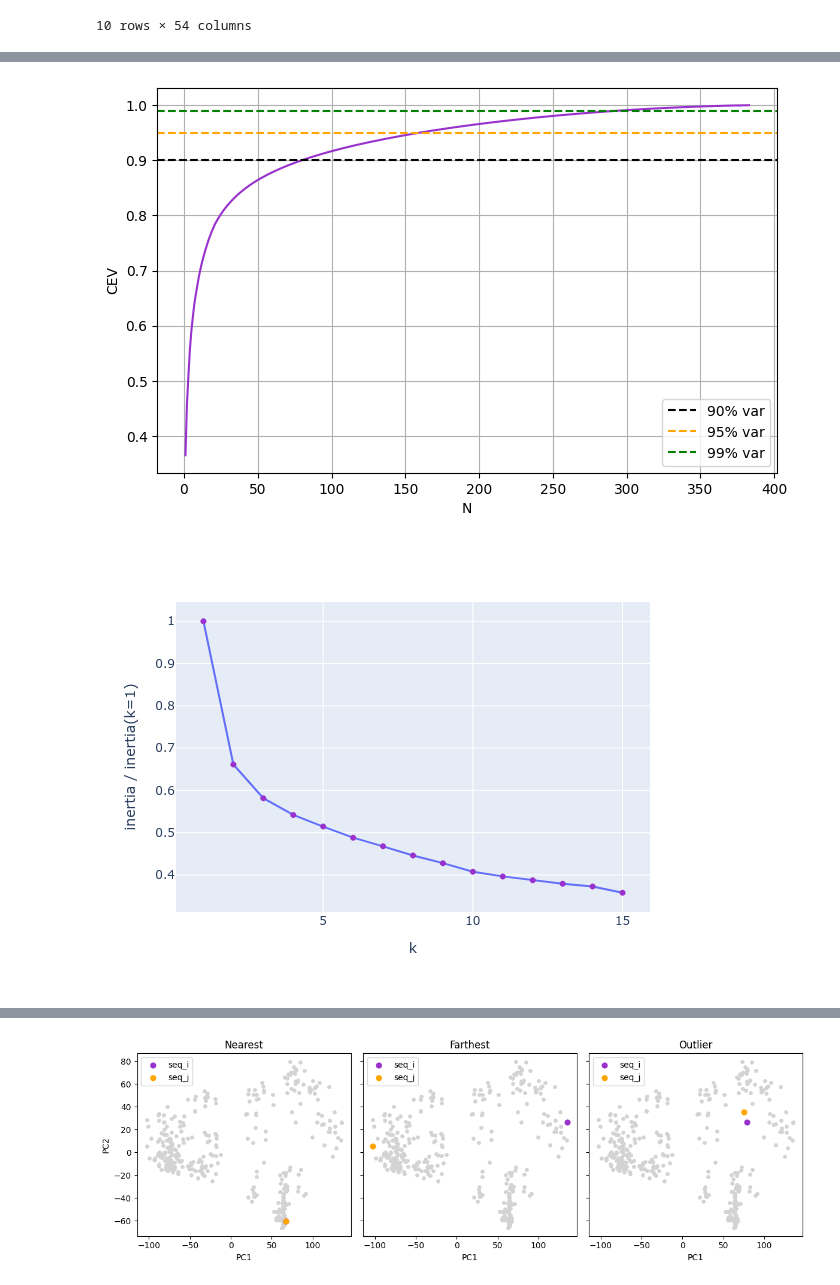
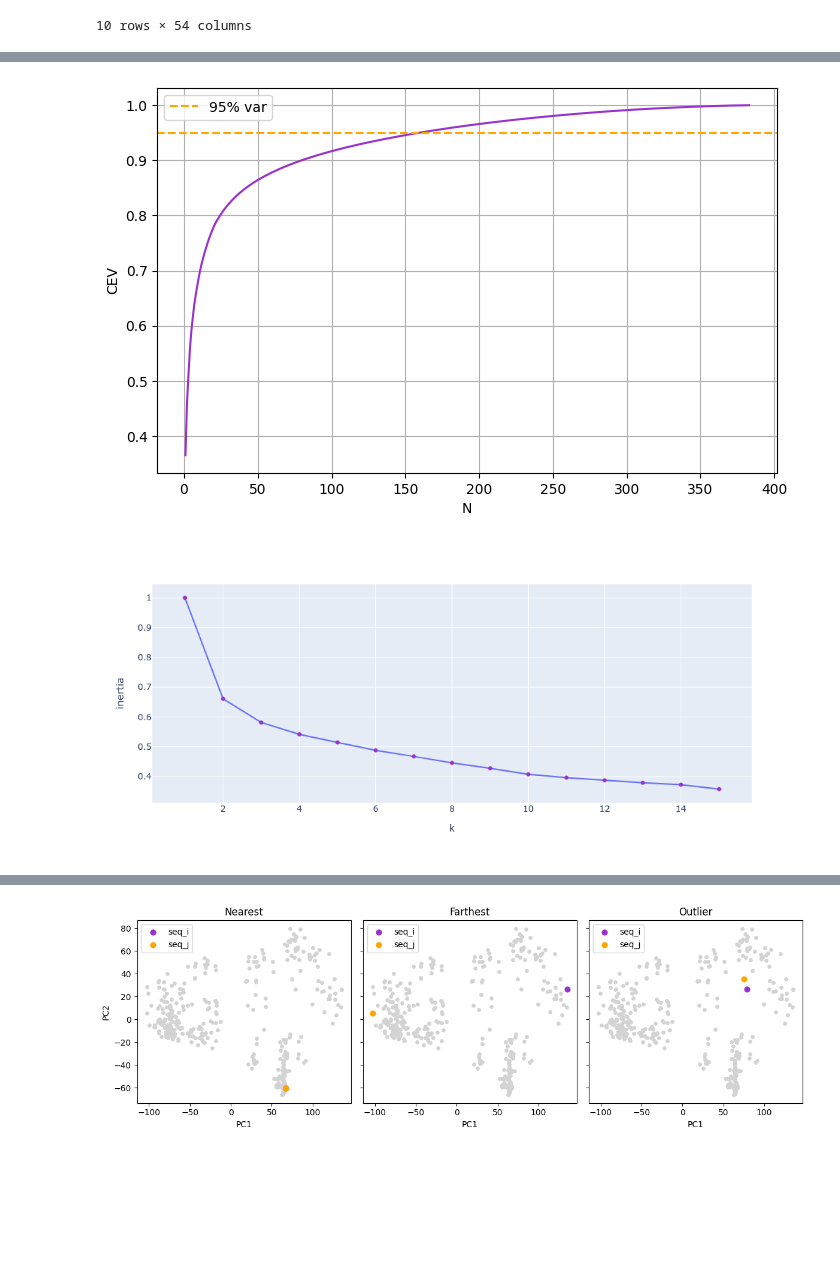
Before and after one commit to thien1ao/WeldingSequenceAnalysis, a Jupyter notebook: main.ipynb, the cells around one changed output, grey strips where cells are left out. Cells and saved outputs as stored; diff of their text form; code cells hidden in the pictures; blank space fills up the shorter version.

```diff
--- a/main.ipynb
+++ b/main.ipynb
@@ -17,7 +24,7 @@ warnings.filterwarnings('ignore')
 
 %matplotlib inline
 # %%
-files = sorted(glob.glob('./data/EV__*.parquet'))
+files = sorted(glob.glob('./data/Daten/EV__*.parquet'))
 
 lf = pl.scan_parquet(files)
 schema = lf.collect_schema()
@@ -64,11 +69,9 @@ shape: (10, 57)
 | 2026-08-31 02:17:14.784 | 1 | -0.106812 | 0.015259 | 0.015259 | -659.662781 | ... |
 | 2026-08-31 02:17:14.785 | 1 | -0.106812 | 0.015259 | 0.015259 | -522.331543 | ... |
 # %%
-# Für jedes Feature den Mittelwert and die Standartabweichung berechnen
 means = df_features.select([pl.col(col).mean().alias(col) for col in features]).collect(engine="streaming")
 stds = df_features.select([pl.col(col).std().alias(col) for col in features]).collect(engine="streaming")
 
-# polars-dataFrame --> numpy-array
 means = np.array([means[col][0] for col in features])
 stds = np.array([stds[col][0] for col in features])
 
@@ -92,7 +95,10 @@ const_features = (
 )
 
 # kosntante Features entfernen
-features = [col for col in features if col not in const_features]
+# means/stds müssen mit der gefilterten Feature-Liste übereinstimmen (sonst verschobene Zuordnung)
+keep = [i for i, col in enumerate(features) if col not in const_features]
+means_np, stds_np = means_np[keep], stds_np[keep]
+features = [features[i] for i in keep]
 
 # Features erneut auswählen
 # dabei werden nur nicht-konstante Features verwendet
@@ -111,14 +117,11 @@ df_seq = (
 def interpolate(N):
     """Lineare Interpolation jeder Schweißsequenz auf N Zeitpunkte"""
 
-    # Matrix für alle Sequenzen und interpolierten Features erstellen
-    # Zeile entspricht einer Schweißsequenz
-    # dabei IDs der Schweißsequenzen speichern
     X = np.empty((len(df_seq), len(features) * N), dtype=np.float64)
     seq_ids = df_seq["seq_id"].to_list()
 
     # Features standardisieren
-    norm = [((pl.col(col) - mean) / std).cast(pl.Float64).alias(col) for col, mean, std in zip(features, means_np, stds_np)]
+    norm = [((pl.col(col).cast(pl.Float64) - mean) / std).alias(col) for col, mean, std in zip(features, means_np, stds_np)]
 
     empty = []
 
@@ -137,9 +140,7 @@ def interpolate(N):
         for j, feature in enumerate(features):
             y = seq[feature].to_numpy()
 
-            # Maske für NAN-Werte
-            # Prüfen ob Feature Messwerte enthält
-            dummy = ~np.isnan(y)
+            dummy = np.isfinite(y)
             if not dummy.any():
                 empty.append((row["seq_id"], feature))
                 X[i, j*N:(j+1)*N] = 0.0
@@ -203,50 +204,47 @@ cum_var = PCA_.explained_variance_ratio_.cumsum()
 plt.figure(figsize=(8, 5))
 plt.plot(range(1, len(cum_var) + 1), cum_var, color="darkorchid")
 
-plt.axhline(y=0.9, linestyle="--", label="90% var", color="black")
 plt.axhline(y=0.95, linestyle="--", label="95% var", color="orange")
-plt.axhline(y=0.99, linestyle="--", label="99% var", color="green")
 plt.xlabel("N")
 plt.ylabel("CEV")
 plt.grid(True)
 plt.legend()
 plt.show()
 # %% [output]
-[figure, old version]
+[figure, new version]
 # %%
 var = PCA_.explained_variance_ratio_
 
-# Anzahl der Hauptkomponenten bestimmen, die mindestens 95 % der Gesamtvarianz haben
 total = 0
 n = 0
 
 for v in var:
     total += v
     n += 1
 
     if  total >= 0.95:
         break
 
 X_PCA = PCA_.transform(X)
 # Nur die ersten n Hauptkomponenten für die Clustering
 X_reduced = X_PCA[:, :n]
 
 # Elbow-Methode zur Bestimmung einer geeigneten Clusteranzahl
 def elbow(n_init=10, k_max=15, data=X_reduced):
     ks = np.arange(1,k_max+1)
     inertias = [KMeans(n_clusters=k, n_init=n_init, random_state=0).fit(data).inertia_ for k in ks]
 
     return ks, inertias
 
 ks, inertias = elbow(n_init=50)
 ret = np.array(inertias) / inertias[0]
 
 # Visualisierung der Elbow-Methode
-fig = px.line(x=ks, y=ret, markers=True, labels={"x": "k", "y": "inertia / inertia(k=1)"}, width=800, height=450)
+fig = px.line(x=ks, y=ret, markers=True, labels={"x": "k", "y": "inertia"}, width=800, height=450)
 fig.update_traces(marker=dict(color="darkorchid"))
 fig.show()
 # %% [output]
-[figure, old version]
+[figure, new version]
 # %%
 containers = []
 
```
Also changed, not shown: parts of 15 cells of this notebook, 7 other files.
